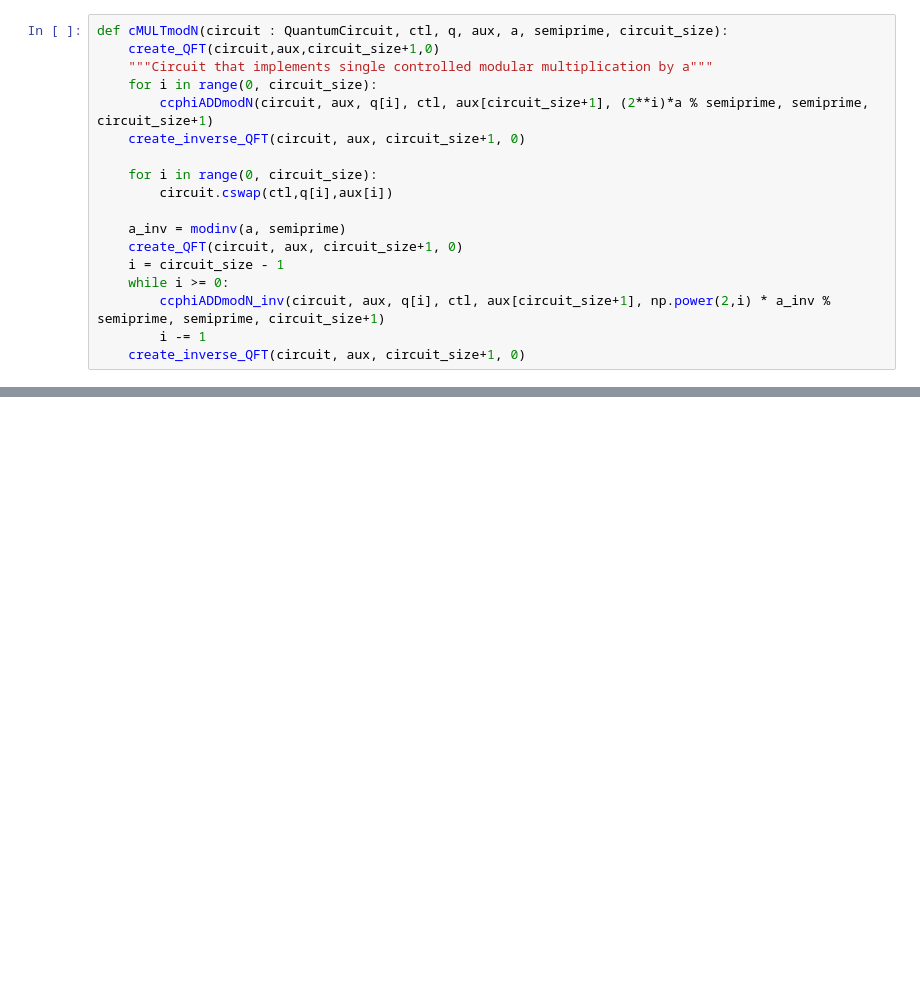
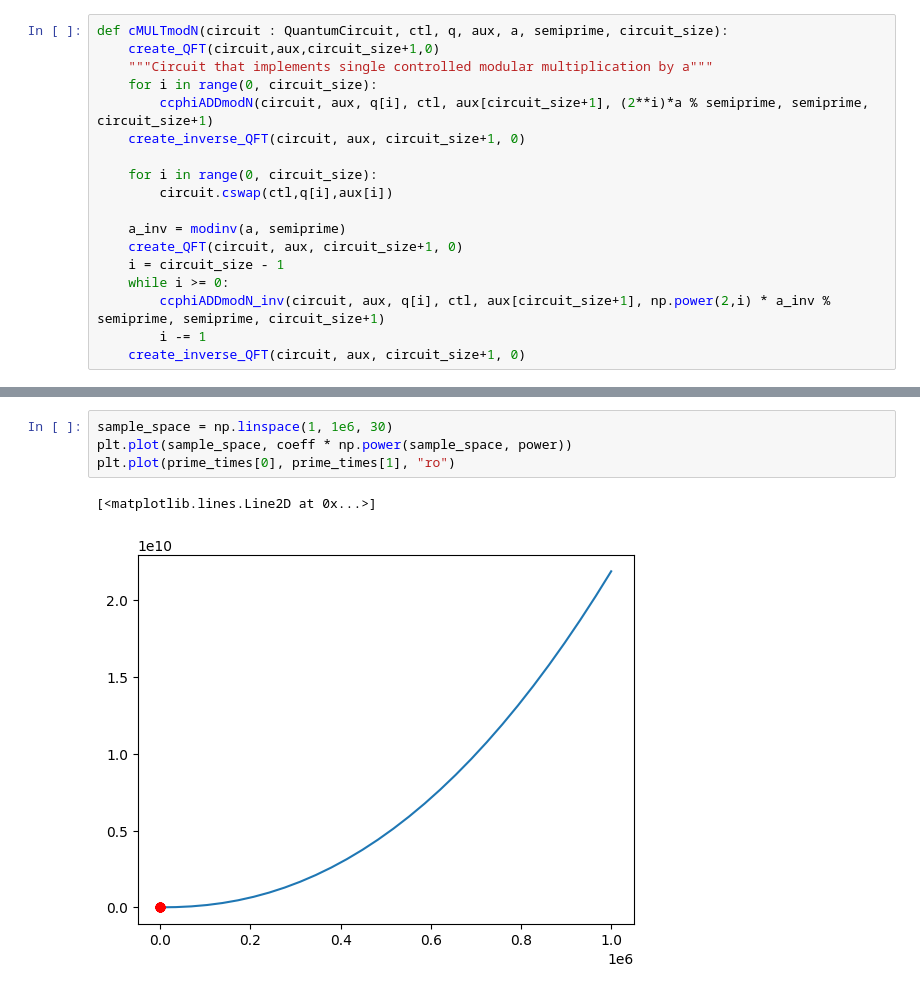
Before and after one commit to Henry-P-Ding/yquantum-2025, a Jupyter notebook: beauregard-circuit.ipynb, the cells around one changed output, grey strips where cells are left out. Saved outputs shown, nothing was run; the diff lists cells and outputs as text; blank space fills up the shorter version.

```diff
--- a/beauregard-circuit.ipynb
+++ b/beauregard-circuit.ipynb
@@ -422,0 +412,7 @@ while i < len(counts):
+# %%
+sample_space = np.linspace(1, 1e6, 30)
+plt.plot(sample_space, coeff * np.power(sample_space, power))
+plt.plot(prime_times[0], prime_times[1], "ro")
+# %% [output]
+[<matplotlib.lines.Line2D at 0x...>]
+[figure, added]
```
Also changed, not shown: parts of 24 cells of this notebook.
